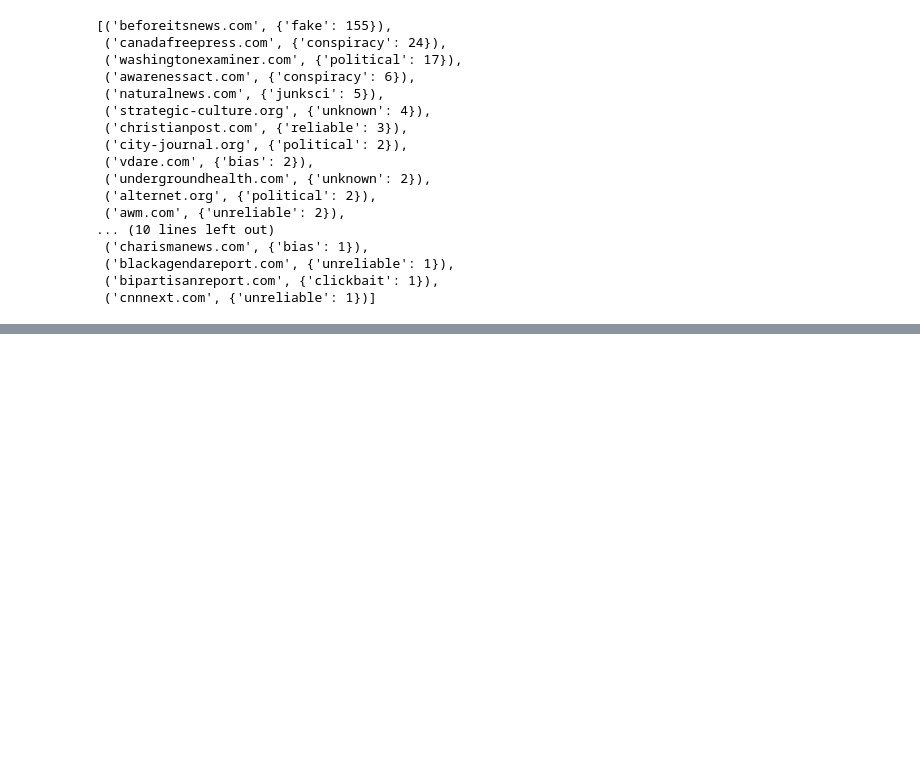
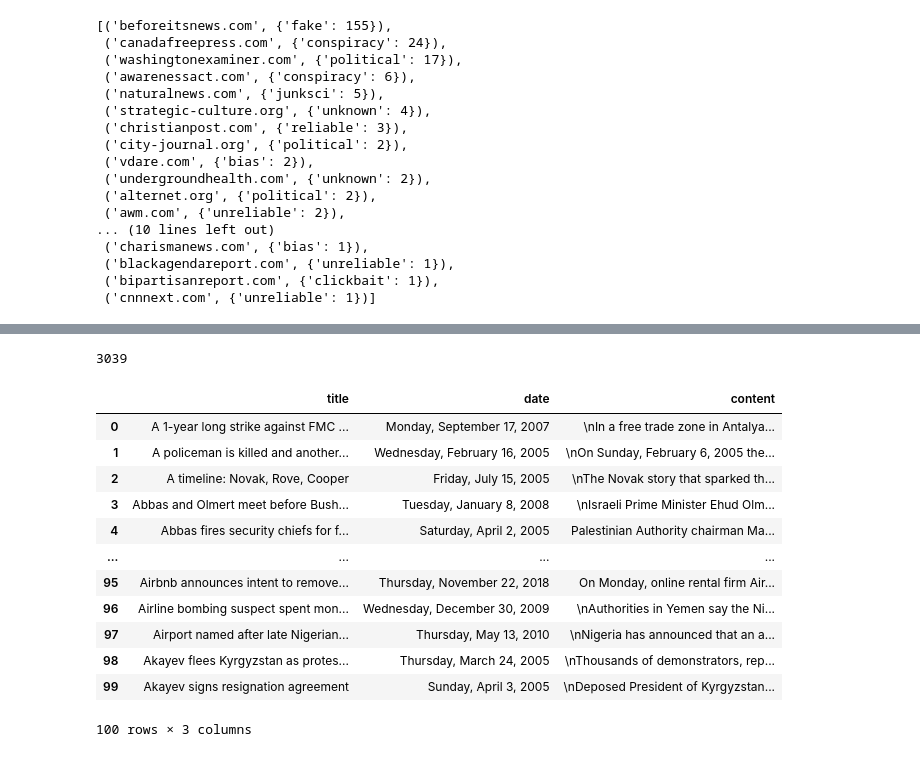
Before and after one commit to Numinator/ds, a Jupyter notebook: MS1/ms1.ipynb, the cells around one changed output, grey strips where cells are left out. Saved outputs shown, nothing was run; the diff lists cells and outputs as text; code cells hidden in the pictures; blank space fills up the shorter version.

```diff
--- a/MS1/ms1.ipynb
+++ b/MS1/ms1.ipynb
@@ -187,0 +223,5 @@ domain_type_relation(df)
+# %%
+links = get_links(soup, [])
+len(links)
+# %% [output]
+3039
@@ -187,0 +245,16 @@ domain_type_relation(df)
+# %%
+dataframe2
+# %% [output]
+|  | title | date | content |
+| 0 | A 1-year long strike against FMC ... | Monday, September 17, 2007 | \nIn a free trade zone in Antalya... |
+| 1 | A policeman is killed and another... | Wednesday, February 16, 2005 | \nOn Sunday, February 6, 2005 the... |
+| 2 | A timeline: Novak, Rove, Cooper | Friday, July 15, 2005 | \nThe Novak story that sparked th... |
+| 3 | Abbas and Olmert meet before Bush... | Tuesday, January 8, 2008 | \nIsraeli Prime Minister Ehud Olm... |
+| 4 | Abbas fires security chiefs for f... | Saturday, April 2, 2005 | Palestinian Authority chairman Ma... |
+| ... | ... | ... | ... |
+| 95 | Airbnb announces intent to remove... | Thursday, November 22, 2018 | On Monday, online rental firm Air... |
+| 96 | Airline bombing suspect spent mon... | Wednesday, December 30, 2009 | \nAuthorities in Yemen say the Ni... |
+| 97 | Airport named after late Nigerian... | Thursday, May 13, 2010 | \nNigeria has announced that an a... |
+| 98 | Akayev flees Kyrgyzstan as protes... | Thursday, March 24, 2005 | \nThousands of demonstrators, rep... |
+| 99 | Akayev signs resignation agreement | Sunday, April 3, 2005 | \nDeposed President of Kyrgyzstan... |
+100 rows × 3 columns
```
Also changed, not shown: parts of 14 cells of this notebook.
